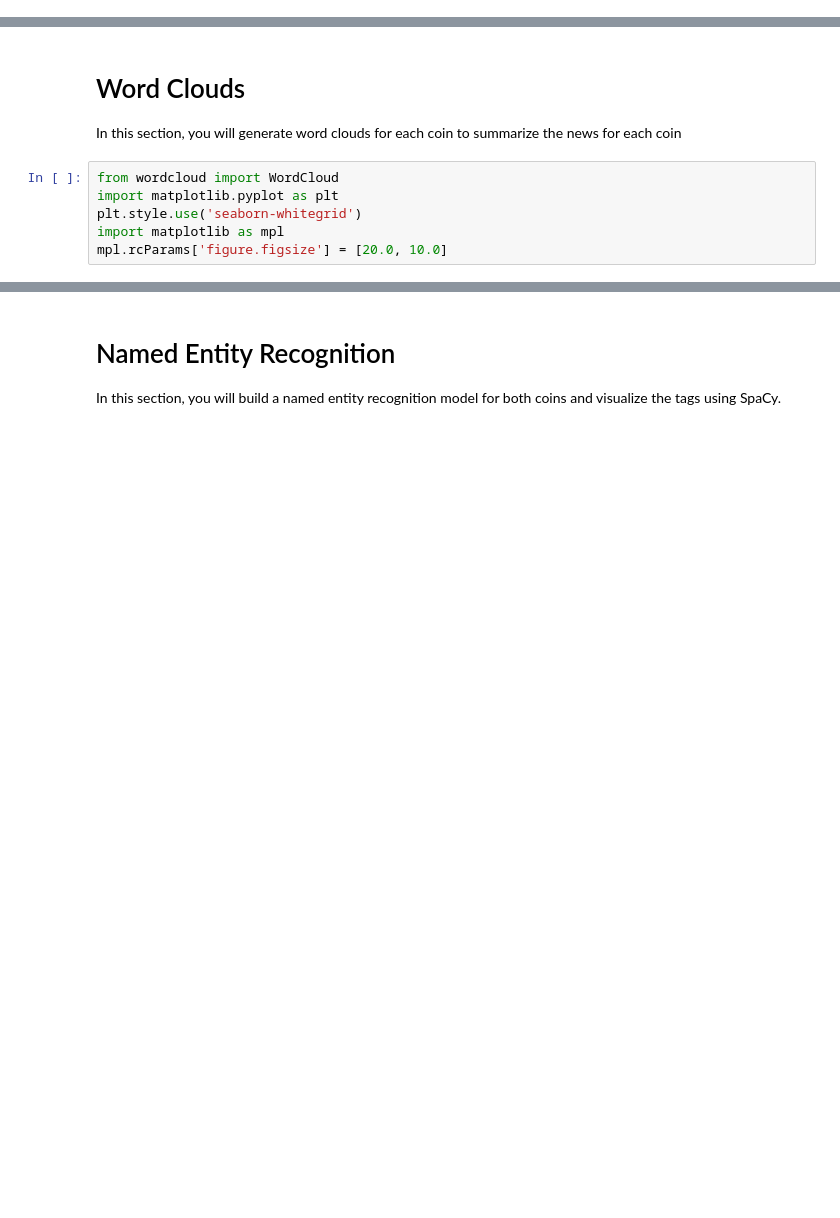
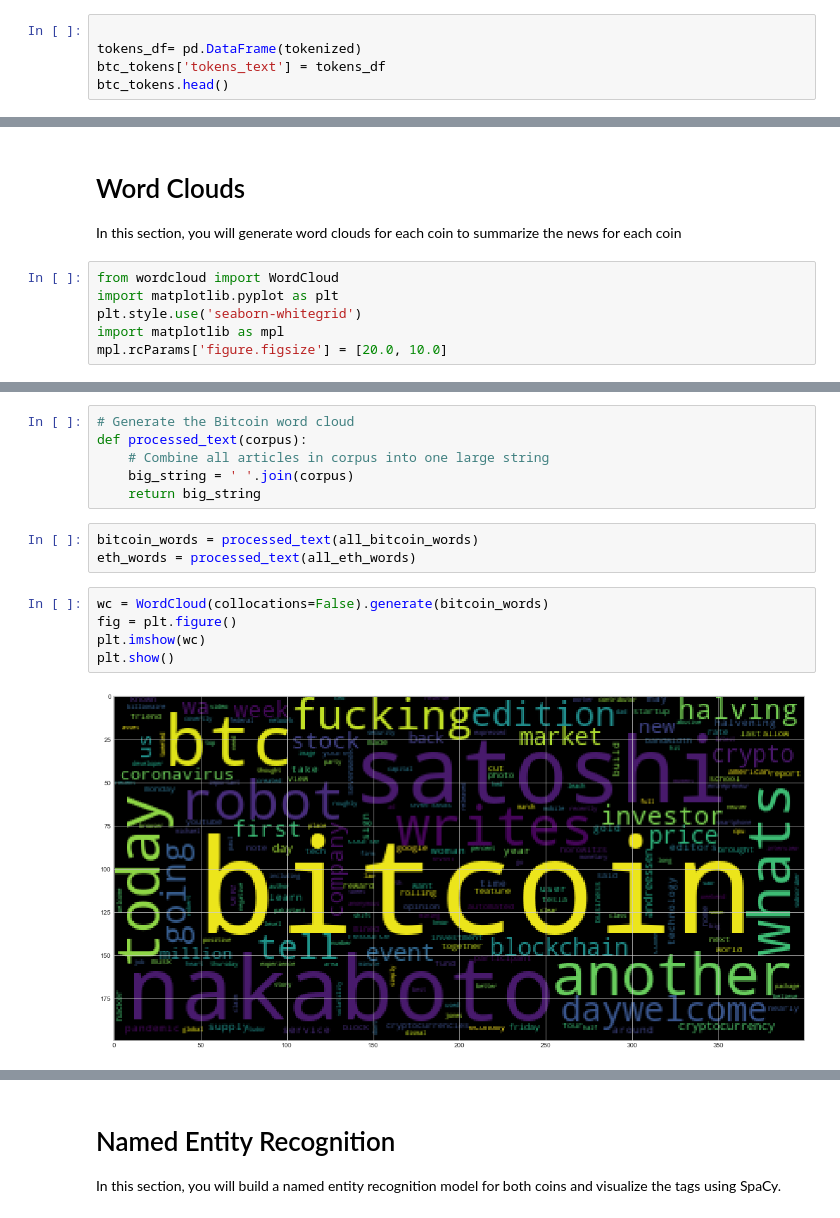
Before and after one commit to gabrieldk96/NLP, a Jupyter notebook: Instructions/Starter_Code/crypto_sentiment.ipynb, the cells around one changed output, grey strips where cells are left out. Cells and saved outputs as stored; diff of their text form; blank space fills up the shorter version.

```diff
--- a/Instructions/Starter_Code/crypto_sentiment.ipynb
+++ b/Instructions/Starter_Code/crypto_sentiment.ipynb
@@ -222,0 +231,5 @@ def tokenizer(text):
+# %%
+
+tokens_df= pd.DataFrame(tokenized)
+btc_tokens['tokens_text'] = tokens_df
+btc_tokens.head()
@@ -335,2 +378,18 @@ mpl.rcParams['figure.figsize'] = [20.0, 10.0]
+# %%
+# Generate the Bitcoin word cloud
+def processed_text(corpus):
+    # Combine all articles in corpus into one large string
+    big_string = ' '.join(corpus)
+    return big_string
+# %%
+bitcoin_words = processed_text(all_bitcoin_words)
+eth_words = processed_text(all_eth_words)
+# %%
+wc = WordCloud(collocations=False).generate(bitcoin_words)
+fig = plt.figure()
+plt.imshow(wc)
+plt.show()
+# %% [output]
+[figure, added]
 # %%
 # Generate the Ethereum word cloud
```
Also changed, not shown: parts of 36 cells of this notebook.
